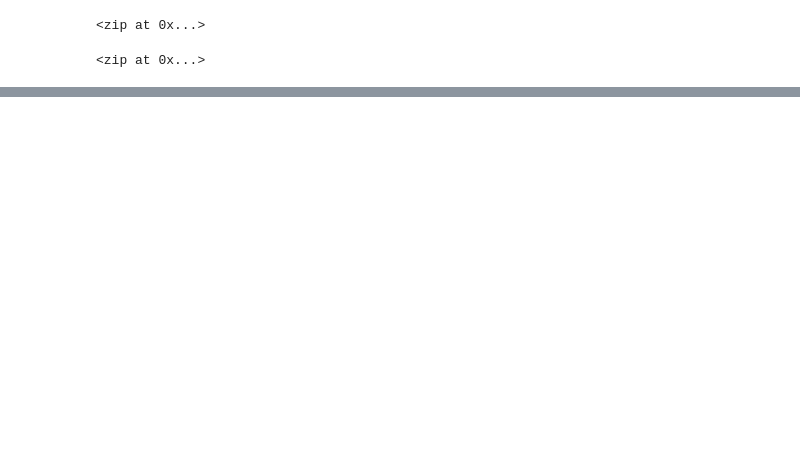
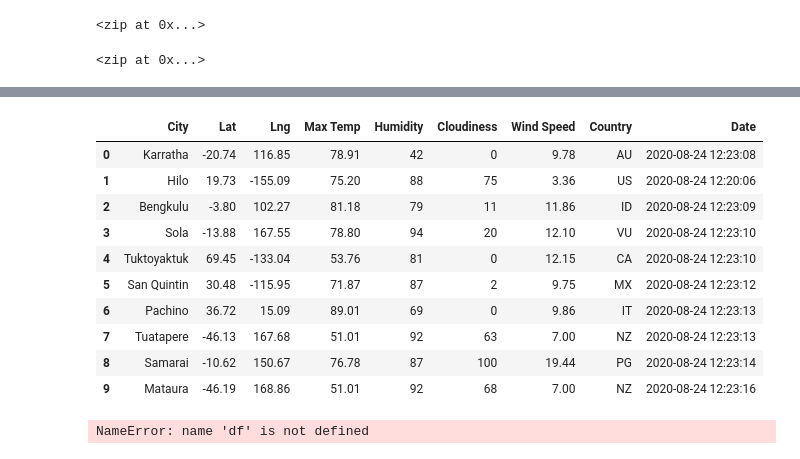
Before and after one commit to Coachnmomof3/World_Weather_Analysis, a Jupyter notebook: WeatherPy.ipynb, the cells around one changed output, grey strips where cells are left out. Saved outputs shown, nothing was run; the diff lists cells and outputs as text; code cells hidden in the pictures; blank space fills up the shorter version.

```diff
--- a/WeatherPy.ipynb
+++ b/WeatherPy.ipynb
@@ -41,0 +68,4 @@ len(cities)
+# %%
+# Starting URL for Weather Map API Call.
+url = "http://api.openweathermap.org/data/2.5/weather?units=Imperial&APPID=" + weather_api_key
+print(url)
@@ -41,0 +155,16 @@ len(cities)
+# %%
+# Convert the array of dictionaries to a Pandas DataFrame.
+city_data_df = pd.DataFrame(city_data)
+city_data_df.head(10)
+# %% [output]
+|  | City | Lat | Lng | Max Temp | Humidity | Cloudiness | Wind Speed | Country | Date |
+| 0 | Karratha | -20.74 | 116.85 | 78.91 | 42 | 0 | 9.78 | AU | 2020-08-24 12:23:08 |
+| 1 | Hilo | 19.73 | -155.09 | 75.20 | 88 | 75 | 3.36 | US | 2020-08-24 12:20:06 |
+| 2 | Bengkulu | -3.80 | 102.27 | 81.18 | 79 | 11 | 11.86 | ID | 2020-08-24 12:23:09 |
+| 3 | Sola | -13.88 | 167.55 | 78.80 | 94 | 20 | 12.10 | VU | 2020-08-24 12:23:10 |
+| 4 | Tuktoyaktuk | 69.45 | -133.04 | 53.76 | 81 | 0 | 12.15 | CA | 2020-08-24 12:23:10 |
+| 5 | San Quintin | 30.48 | -115.95 | 71.87 | 87 | 2 | 9.75 | MX | 2020-08-24 12:23:12 |
+| 6 | Pachino | 36.72 | 15.09 | 89.01 | 69 | 0 | 9.86 | IT | 2020-08-24 12:23:13 |
+| 7 | Tuatapere | -46.13 | 167.68 | 51.01 | 92 | 63 | 7.00 | NZ | 2020-08-24 12:23:13 |
+| 8 | Samarai | -10.62 | 150.67 | 76.78 | 87 | 100 | 19.44 | PG | 2020-08-24 12:23:14 |
+| 9 | Mataura | -46.19 | 168.86 | 51.01 | 92 | 68 | 7.00 | NZ | 2020-08-24 12:23:16 |
@@ -41,0 +173,4 @@ len(cities)
+# %%
+df = df[new_column_order]
+# %% [output]
+NameError: name 'df' is not defined
```
Also changed, not shown: parts of 8 cells of this notebook.
